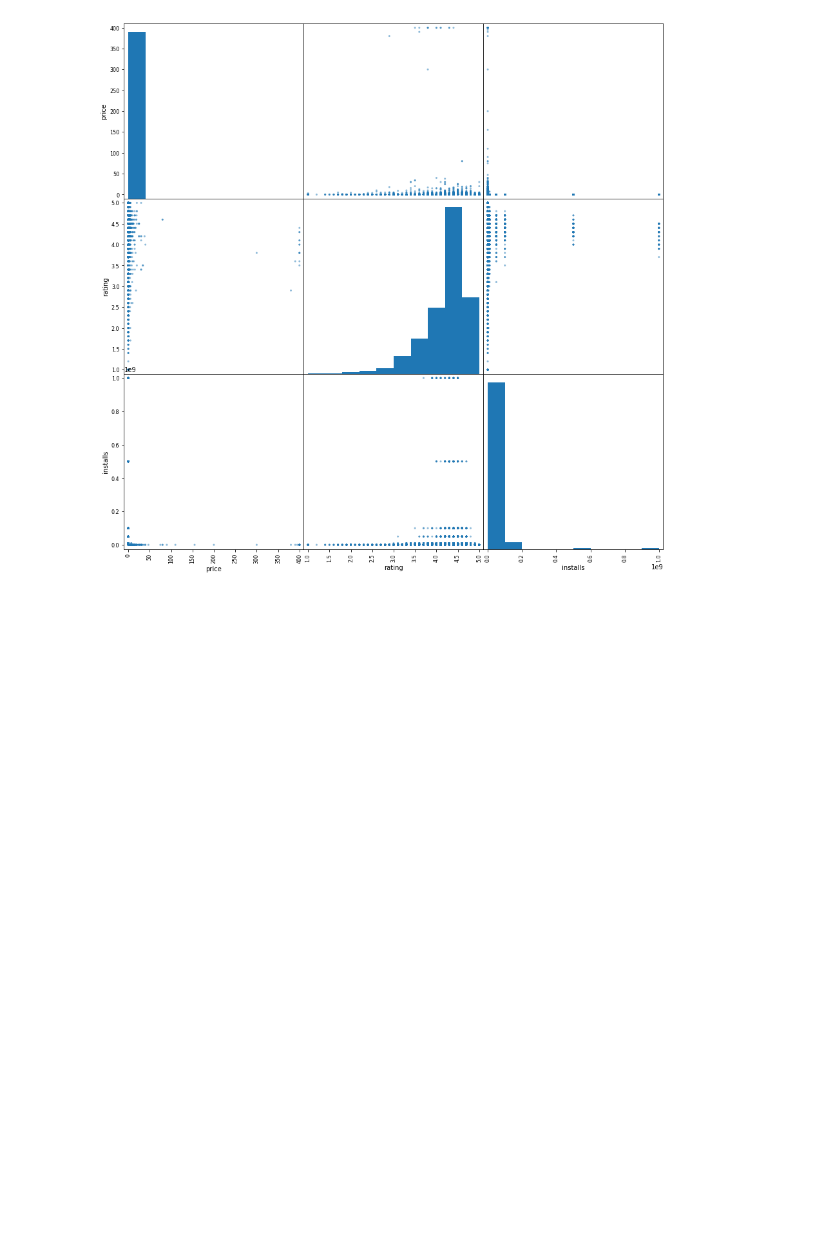
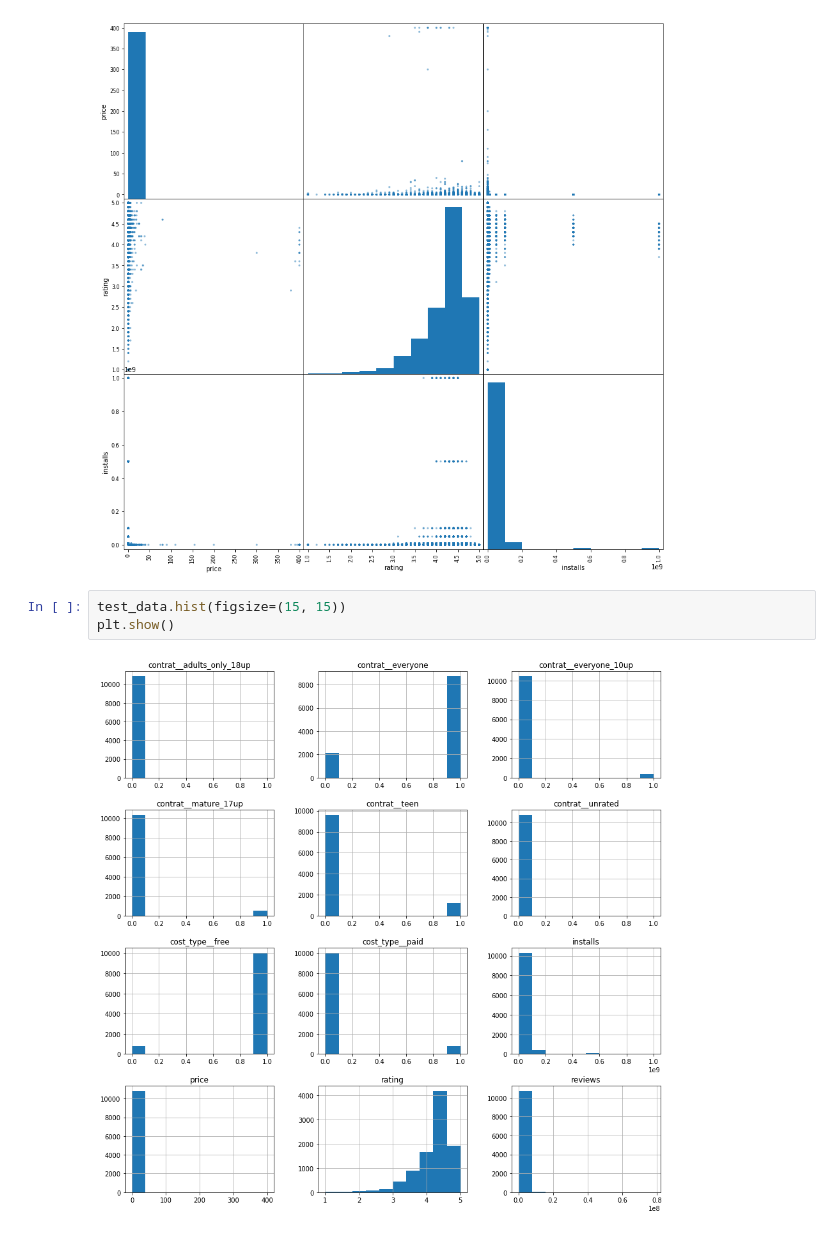
Before and after one commit to lena-kilian/JULV5000M_Liverpool, a Jupyter notebook: App_Analysis.ipynb, the cells around one changed output. Cells and saved outputs as stored; diff of their text form; blank space fills up the shorter version.

```diff
--- a/App_Analysis.ipynb
+++ b/App_Analysis.ipynb
@@ -115,3 +104,8 @@ pd.plotting.scatter_matrix(test_data[cols], figsize=(15, 15))
 plt.show()
 # %% [output]
 [figure]
+# %%
+test_data.hist(figsize=(15, 15))
+plt.show()
+# %% [output]
+[figure, added]
```
Also changed, not shown: parts of 18 cells of this notebook.
